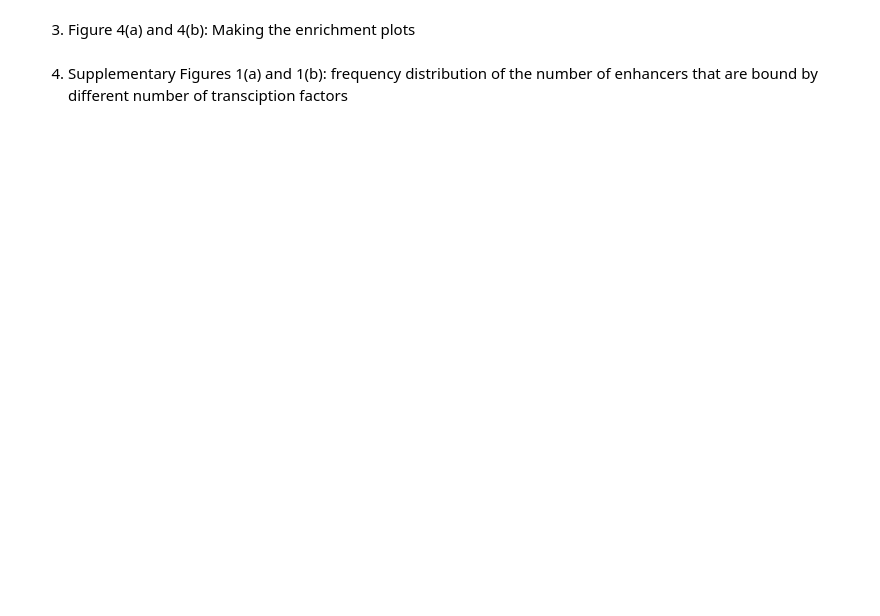
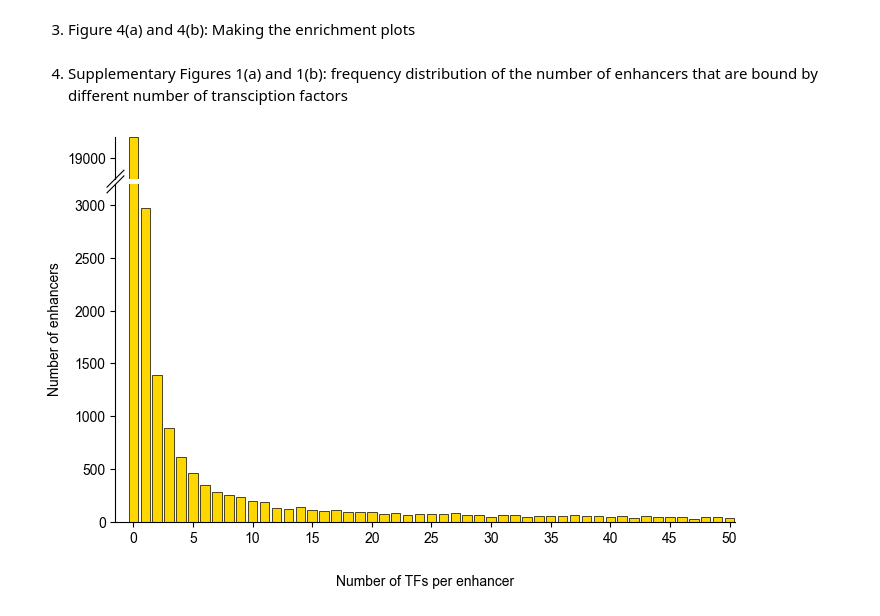
Before and after one commit to yasharthy/CoSt, a Jupyter notebook: CODE/CoSt_codes_for_GitHub.ipynb, the cells around one changed output. Cells and saved outputs as stored; diff of their text form; code cells hidden in the pictures; blank space fills up the shorter version.

```diff
--- a/CODE/CoSt_codes_for_GitHub.ipynb
+++ b/CODE/CoSt_codes_for_GitHub.ipynb
@@ -242,7 +259,7 @@ def generate_si_fig1 (subplot):
       print ("Please enter valid subfigure: 'a' or 'b'")
       return None
 
-    df = pd.read_csv(path + filename, sep = '\t') # load file into a dataframe
+    df = pd.read_csv(filename, sep = '\t') # load file into a dataframe
 
     #Get the number of unique TRs binding at each enhancer
     num_tf = []
@@ -251,31 +268,33 @@ def generate_si_fig1 (subplot):
     all_tfs_bind = []
     for i in range(len(bind_names)):
       tfs = bind_names[i]
       if tfs == tfs:
         uni_tf_name = list(set([ele for ele in tfs.split('|') if '*' not in ele]))
         if '' in uni_tf_name:
           uni_tf_name.remove('')
         num_tf += [len(uni_tf_name)]
         all_tfs_bind += uni_tf_name
       else:
         uni_tf_name = []
         num_tf += [0]
 
     Q1 = dict(Counter(num_tf))
 
     #from 0 to 50 of TFs that can bind to an enhancer
     Q2 = {ele: Q1[ele] for ele in list(Q1.keys()) if ele in range(0,51)}
     fig = plt.figure(figsize=(8, 5))
     if subplot == 'a':
       baxes = brokenaxes(xlims = ((-1.5,50.5),), ylims = ((0,3200),(18800,19200)), hspace = 0.03)
     elif subplot == 'b':
       baxes = brokenaxes(xlims = ((-1.5,50.5),), ylims = ((0,2100),(9400,9600)), hspace = 0.03)
     fig = baxes
     fig.bar(Q2.keys(), Q2.values(), color= 'gold', linewidth = 0.5, edgecolor = 'black')
     fig.set_xlabel('Number of TFs per enhancer', labelpad = 20)
     baxes.set_ylabel('Number of enhancers', labelpad = 35)
     fig.set_xticks(np.arange(min(Q2.keys()), max(Q2.keys())+1, 5))
     plt.show()
     return None
 
-si_fig1 = generate_si_fig1('b')
+si_fig1 = generate_si_fig1('a')
+# %% [output]
+[figure, added]
```
Also changed, not shown: parts of 4 cells of this notebook, 1 other file.
